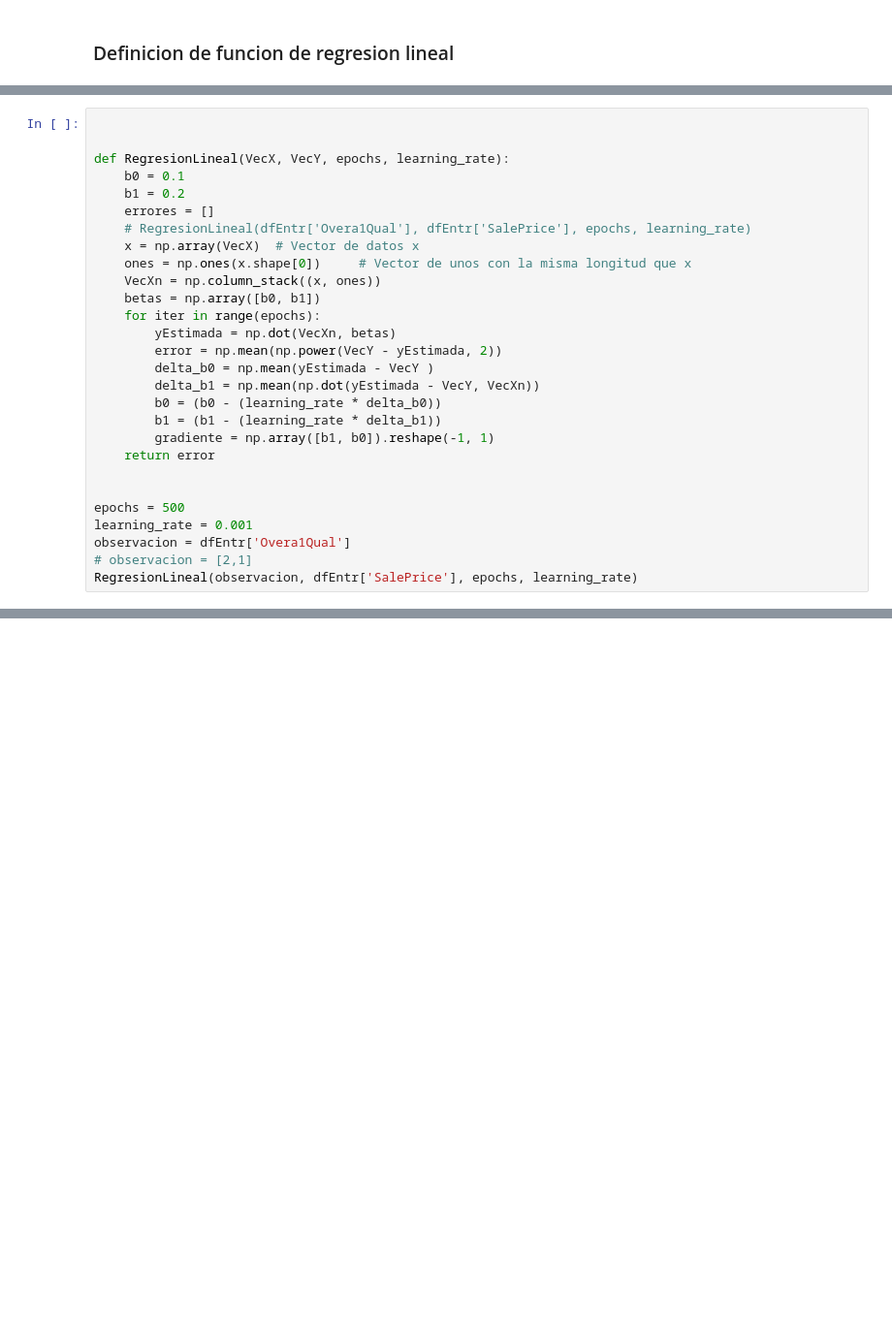
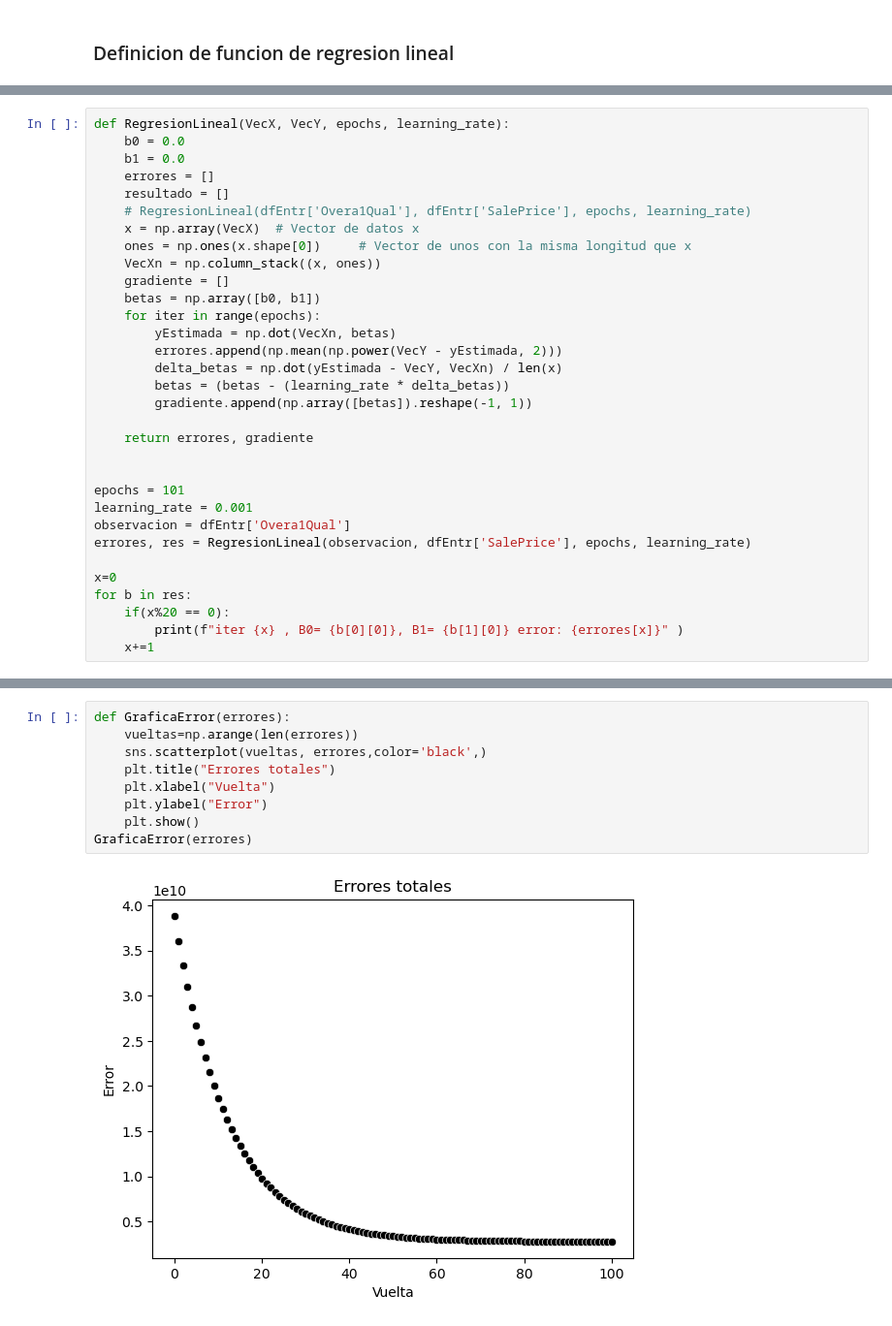
Before and after one commit to MYN3/ProyectoRLP, a Jupyter notebook: PROYECTO.ipynb, the cells around one changed output, grey strips where cells are left out. Shown at 97% size. Cells and saved outputs as stored; diff of their text form; blank space fills up the shorter version.

```diff
--- a/PROYECTO.ipynb
+++ b/PROYECTO.ipynb
@@ -144,29 +135,33 @@ vectl
 # %%
-
-
 def RegresionLineal(VecX, VecY, epochs, learning_rate):
-    b0 = 0.1
-    b1 = 0.2
+    b0 = 0.0
+    b1 = 0.0
     errores = []
+    resultado = []
     # RegresionLineal(dfEntr['Overa1Qual'], dfEntr['SalePrice'], epochs, learning_rate)
     x = np.array(VecX)  # Vector de datos x
     ones = np.ones(x.shape[0])     # Vector de unos con la misma longitud que x
     VecXn = np.column_stack((x, ones))
+    gradiente = []
     betas = np.array([b0, b1])
     for iter in range(epochs):
         yEstimada = np.dot(VecXn, betas)
-        error = np.mean(np.power(VecY - yEstimada, 2))
-        delta_b0 = np.mean(yEstimada - VecY )
-        delta_b1 = np.mean(np.dot(yEstimada - VecY, VecXn))
-        b0 = (b0 - (learning_rate * delta_b0))
-        b1 = (b1 - (learning_rate * delta_b1))
-        gradiente = np.array([b1, b0]).reshape(-1, 1)
-    return error
+        errores.append(np.mean(np.power(VecY - yEstimada, 2)))
+        delta_betas = np.dot(yEstimada - VecY, VecXn) / len(x)
+        betas = (betas - (learning_rate * delta_betas))
+        gradiente.append(np.array([betas]).reshape(-1, 1))
+
+    return errores, gradiente
 
 
-epochs = 500
+epochs = 101
 learning_rate = 0.001
 observacion = dfEntr['Overa1Qual']
-# observacion = [2,1]
-RegresionLineal(observacion, dfEntr['SalePrice'], epochs, learning_rate)
+errores, res = RegresionLineal(observacion, dfEntr['SalePrice'], epochs, learning_rate)
+
+x=0
+for b in res:
+    if(x%20 == 0):
+        print(f"iter {x} , B0= {b[0][0]}, B1= {b[1][0]} error: {errores[x]}" )
+    x+=1
 # %% [output]
@@ -217,0 +174,11 @@ loss: nan       (1000/1000)
+# %%
+def GraficaError(errores):
+    vueltas=np.arange(len(errores))
+    sns.scatterplot(vueltas, errores,color='black',)
+    plt.title("Errores totales")
+    plt.xlabel("Vuelta")
+    plt.ylabel("Error")
+    plt.show()
+GraficaError(errores)
+# %% [output]
+[figure, added]
```
Also changed, not shown: parts of 6 cells of this notebook.
